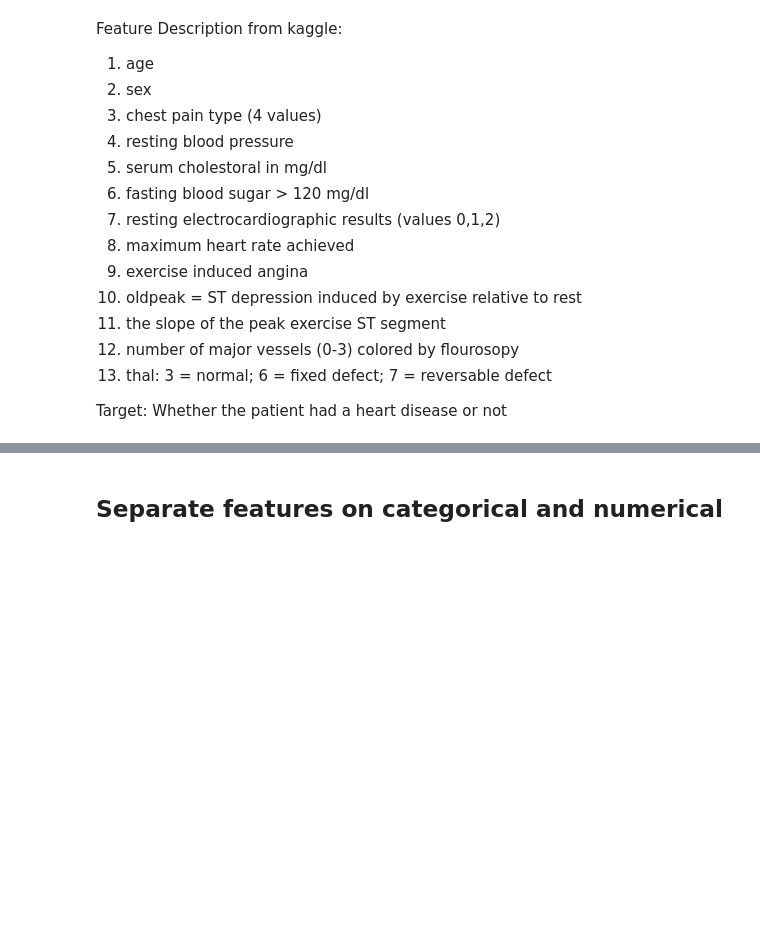
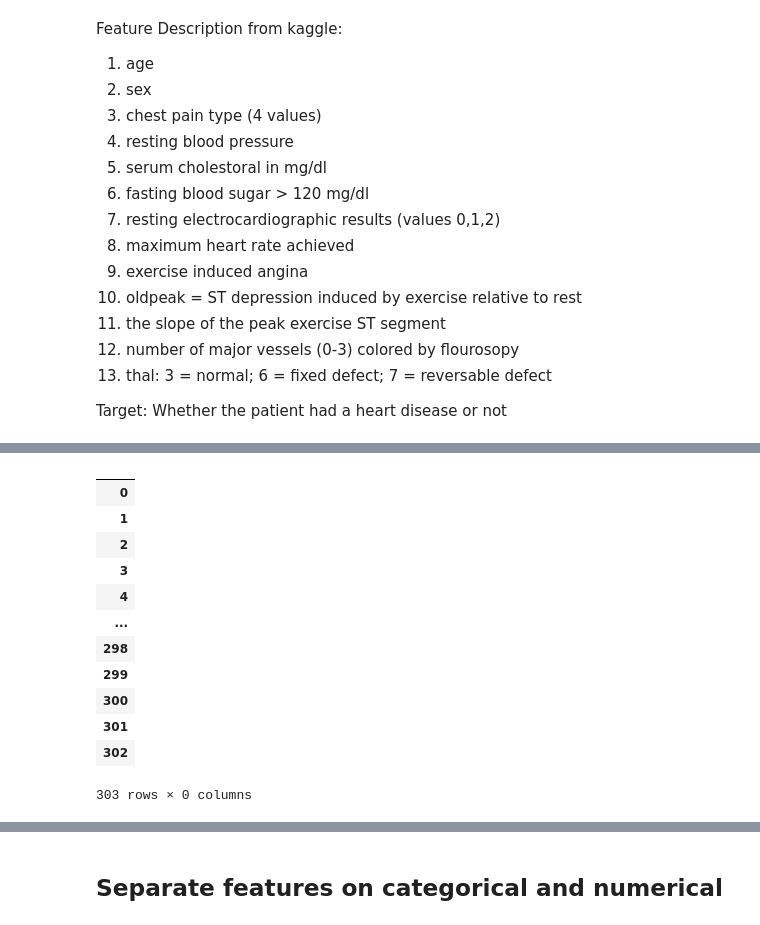
Before and after one commit to aiskunks/Klee, a Jupyter notebook: notebooks/sklearn_exploration.ipynb, the cells around one changed output, grey strips where cells are left out. Cells and saved outputs as stored; diff of their text form; code cells hidden in the pictures; blank space fills up the shorter version.

```diff
--- a/notebooks/sklearn_exploration.ipynb
+++ b/notebooks/sklearn_exploration.ipynb
@@ -54,0 +70,16 @@ df_heart.astype("object").describe()
+# %%
+df_heart.select_dtypes(include="category")
+# %% [output]
+|  |
+| 0 |
+| 1 |
+| 2 |
+| 3 |
+| 4 |
+| ... |
+| 298 |
+| 299 |
+| 300 |
+| 301 |
+| 302 |
+303 rows × 0 columns
```
Also changed, not shown: parts of 6 cells of this notebook, 33 other files.
